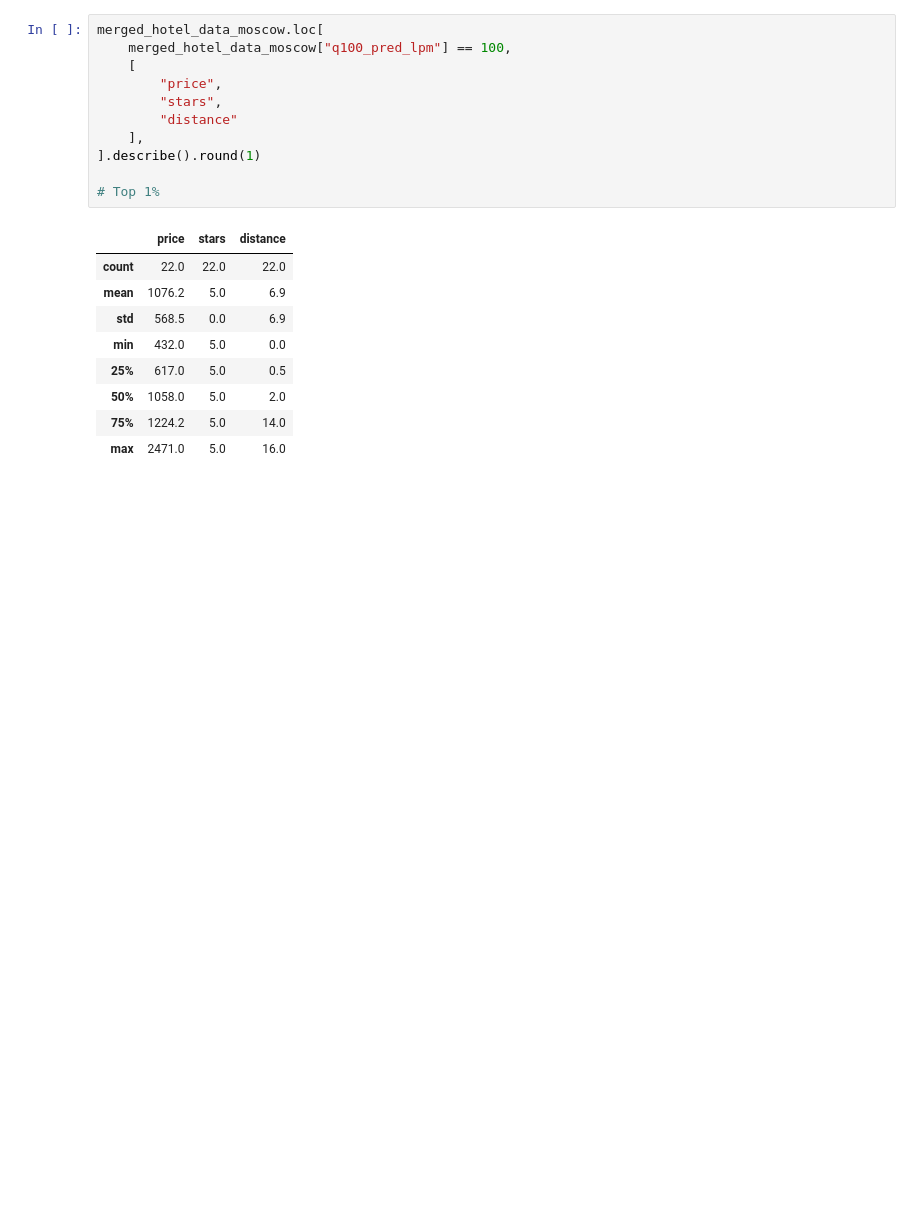
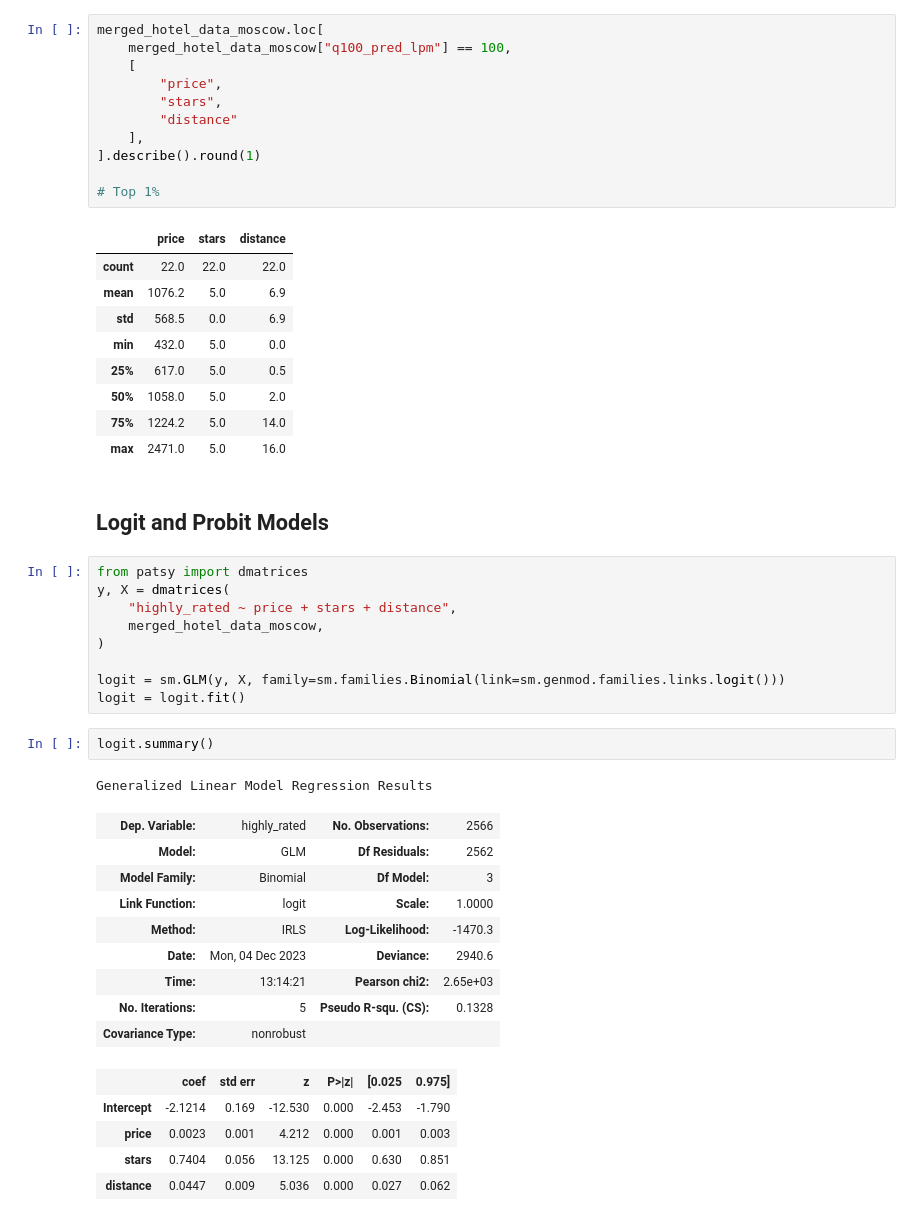
Before and after one commit to 00Dabide/DA2-Assignment-2, a Jupyter notebook: Assignment_Clean.ipynb, the cells around one changed output. Cells and saved outputs as stored; diff of their text form; blank space fills up the shorter version.

```diff
--- a/Assignment_Clean.ipynb
+++ b/Assignment_Clean.ipynb
@@ -269,3 +269,32 @@ merged_hotel_data_moscow.loc[
 | 50% | 1058.0 | 5.0 | 2.0 |
 | 75% | 1224.2 | 5.0 | 14.0 |
 | max | 2471.0 | 5.0 | 16.0 |
+# %% [markdown]
+## Logit and Probit Models
+# %%
+from patsy import dmatrices
+y, X = dmatrices(
+    "highly_rated ~ price + stars + distance",
+    merged_hotel_data_moscow,
+)
+
+logit = sm.GLM(y, X, family=sm.families.Binomial(link=sm.genmod.families.links.logit()))
+logit = logit.fit()
+# %%
+logit.summary()
+# %% [output]
+Generalized Linear Model Regression Results
+| Dep. Variable: | highly_rated | No. Observations: | 2566 |
+| Model: | GLM | Df Residuals: | 2562 |
+| Model Family: | Binomial | Df Model: | 3 |
+| Link Function: | logit | Scale: | 1.0000 |
+| Method: | IRLS | Log-Likelihood: | -1470.3 |
+| Date: | Mon, 04 Dec 2023 | Deviance: | 2940.6 |
+| Time: | 13:14:21 | Pearson chi2: | 2.65e+03 |
+| No. Iterations: | 5 | Pseudo R-squ. (CS): | 0.1328 |
+| Covariance Type: | nonrobust |  |  |
+|  | coef | std err | z | P>|z| | [0.025 | 0.975] |
+| Intercept | -2.1214 | 0.169 | -12.530 | 0.000 | -2.453 | -1.790 |
+| price | 0.0023 | 0.001 | 4.212 | 0.000 | 0.001 | 0.003 |
+| stars | 0.7404 | 0.056 | 13.125 | 0.000 | 0.630 | 0.851 |
+| distance | 0.0447 | 0.009 | 5.036 | 0.000 | 0.027 | 0.062 |
```
Also changed, not shown: parts of 11 cells of this notebook.
